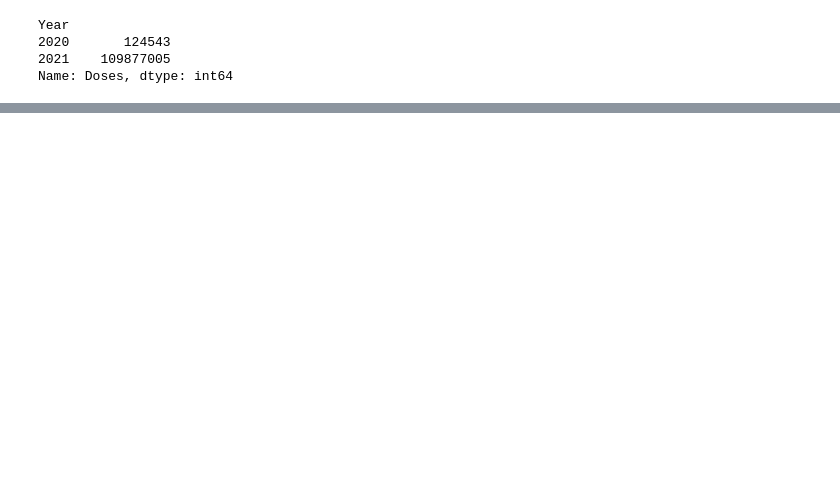
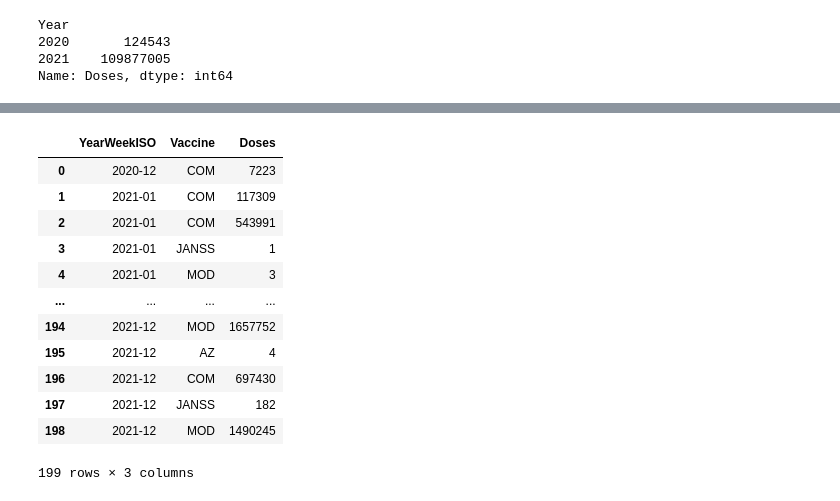
Before and after one commit to elenaabcc/CovidAnalysis4CPDM, a Jupyter notebook: ecdc_analysis.ipynb, the cells around one changed output, grey strips where cells are left out. Saved outputs shown, nothing was run; the diff lists cells and outputs as text; code cells hidden in the pictures; blank space fills up the shorter version.

```diff
--- a/ecdc_analysis.ipynb
+++ b/ecdc_analysis.ipynb
@@ -230,0 +245,30 @@ Name: Doses, dtype: int64
+# %%
+from datetime import datetime
+from datetime import date
+
+def convert_from_ISO_to_date(d):
+    return datetime.strptime(d + '-1', "%Y-W%W-%w")
+
+if df_vaccine['YearWeekISO'][0][5]=='W':
+    result=[]
+    for i in df_vaccine['YearWeekISO']:
+        i=convert_from_ISO_to_date(i)
+        string=str(i)[0:7]
+        result.append(string)
+    df_vaccine['YearWeekISO']=result
+
+df_vaccine
+# %% [output]
+|  | YearWeekISO | Vaccine | Doses |
+| 0 | 2020-12 | COM | 7223 |
+| 1 | 2021-01 | COM | 117309 |
+| 2 | 2021-01 | COM | 543991 |
+| 3 | 2021-01 | JANSS | 1 |
+| 4 | 2021-01 | MOD | 3 |
+| ... | ... | ... | ... |
+| 194 | 2021-12 | MOD | 1657752 |
+| 195 | 2021-12 | AZ | 4 |
+| 196 | 2021-12 | COM | 697430 |
+| 197 | 2021-12 | JANSS | 182 |
+| 198 | 2021-12 | MOD | 1490245 |
+199 rows × 3 columns
```
Also changed, not shown: parts of 5 cells of this notebook, 2 other files.
